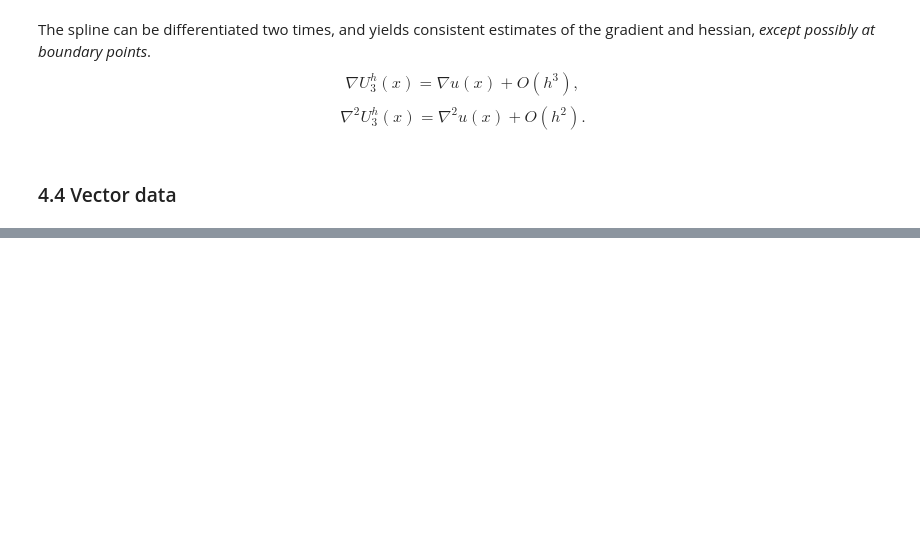
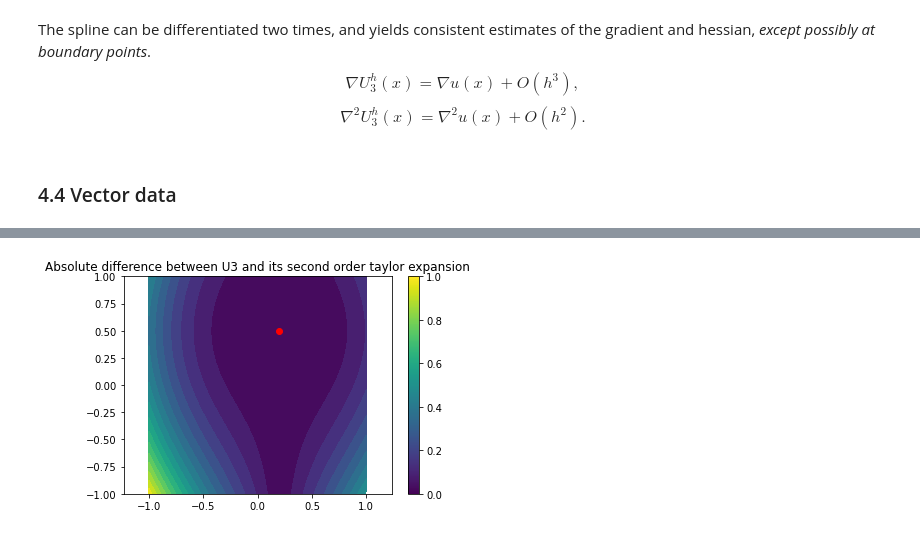
Before and after one commit to gbonnet1/AdaptiveGridDiscretizations, a Jupyter notebook: Notebooks_Algo/FiniteDifferences.ipynb, the cells around one changed output, grey strips where cells are left out. Drawn from its saved outputs; the diff is of its cells as text; code cells hidden in the pictures; blank space fills up the shorter version.

```diff
--- a/Notebooks_Algo/FiniteDifferences.ipynb
+++ b/Notebooks_Algo/FiniteDifferences.ipynb
@@ -261,0 +280,6 @@ assert np.allclose(U123(X_),u123(X_))
+# %%
+plt.title("Absolute difference between U3 and its second order taylor expansion")
+plt.contourf(*X, np.abs(U3(x_ad2).as_func(H) - U3(X)), levels=20);
+plt.axis('equal'); plt.scatter(*x,color='red'); plt.colorbar();
+# %% [output]
+[figure, added]
```
Also changed, not shown: parts of 14 cells of this notebook, 8 other files.
